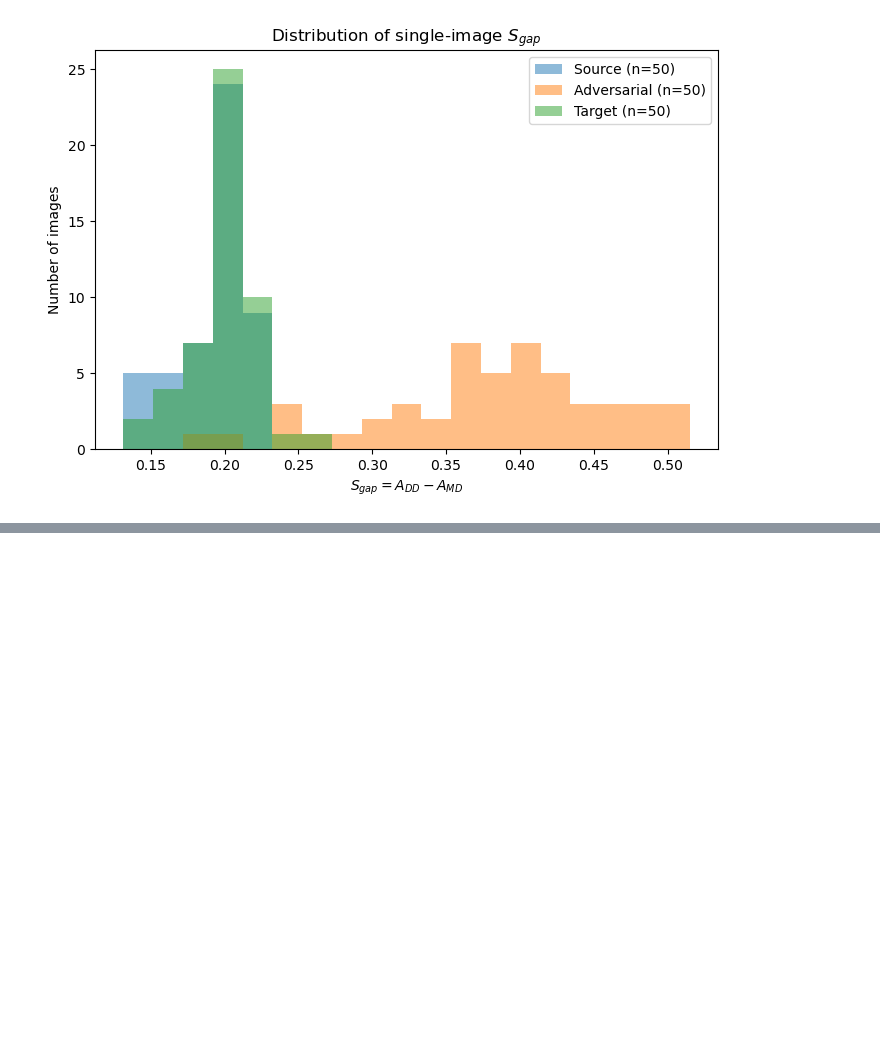
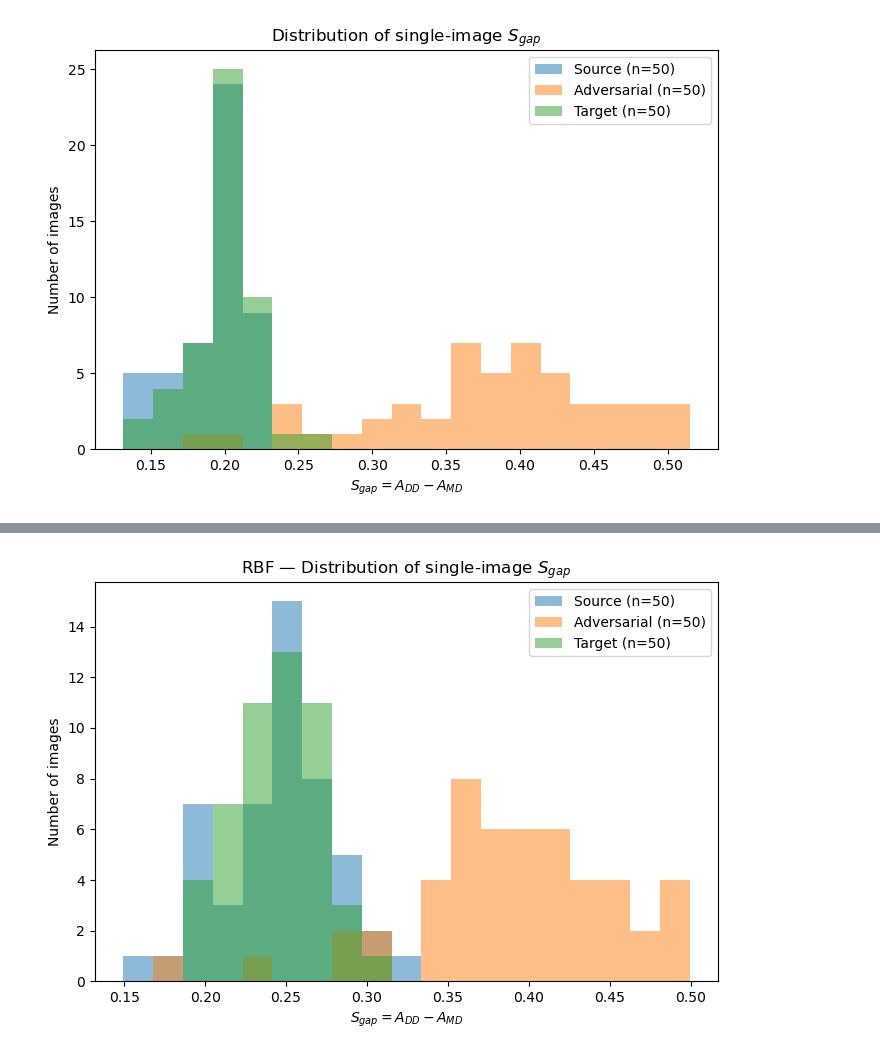
Before and after one commit to anantaraha/amp, a Jupyter notebook: adversarial_mislabeling_attack/llava/test-exp3-analysis.ipynb, the cells around one changed output, grey strips where cells are left out. Drawn from its saved outputs; the diff is of its cells as text; code cells hidden in the pictures; blank space fills up the shorter version.

```diff
--- a/adversarial_mislabeling_attack/llava/test-exp3-analysis.ipynb
+++ b/adversarial_mislabeling_attack/llava/test-exp3-analysis.ipynb
@@ -108,0 +193,24 @@ plt.show()
+# %%
+fig, ax = plt.subplots(figsize=(7, 5))
+
+rbf_all_scores = rbf_df["S_gap"].dropna()
+rbf_bins = np.linspace(rbf_all_scores.min(), rbf_all_scores.max(), 20)
+
+for condition in condition_order:
+    values = rbf_df.loc[rbf_df["condition"] == condition, "S_gap"].dropna()
+    ax.hist(
+        values,
+        bins=rbf_bins,
+        alpha=0.5,
+        label=f"{condition.capitalize()} (n={len(values)})"
+    )
+
+ax.set_xlabel(r"$S_{gap} = A_{DD} - A_{MD}$")
+ax.set_ylabel("Number of images")
+ax.set_title(r"RBF — Distribution of single-image $S_{gap}$")
+ax.legend()
+
+plt.tight_layout()
+plt.show()
+# %% [output]
+[figure, added]
```
Also changed, not shown: parts of 11 cells of this notebook, 8 other files.
